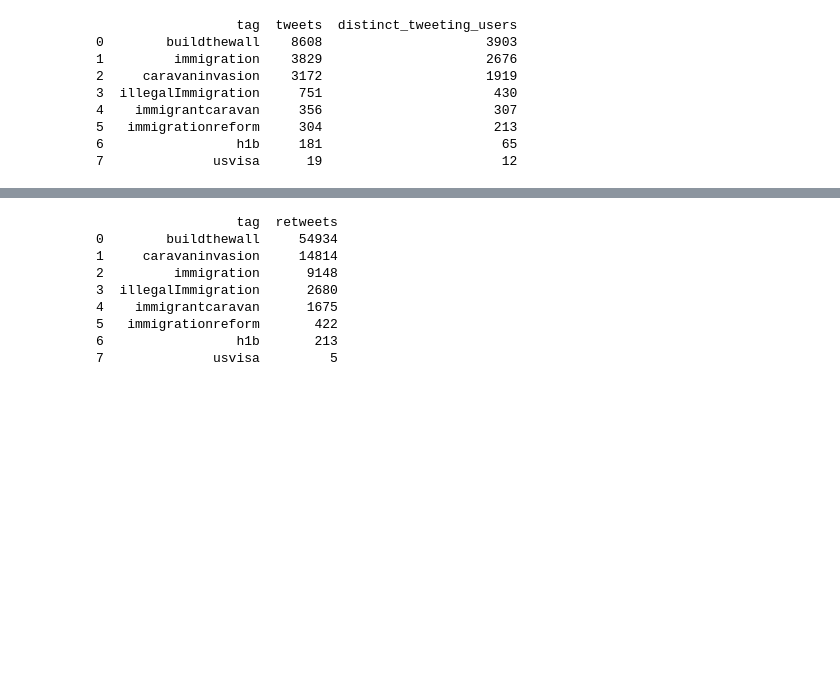
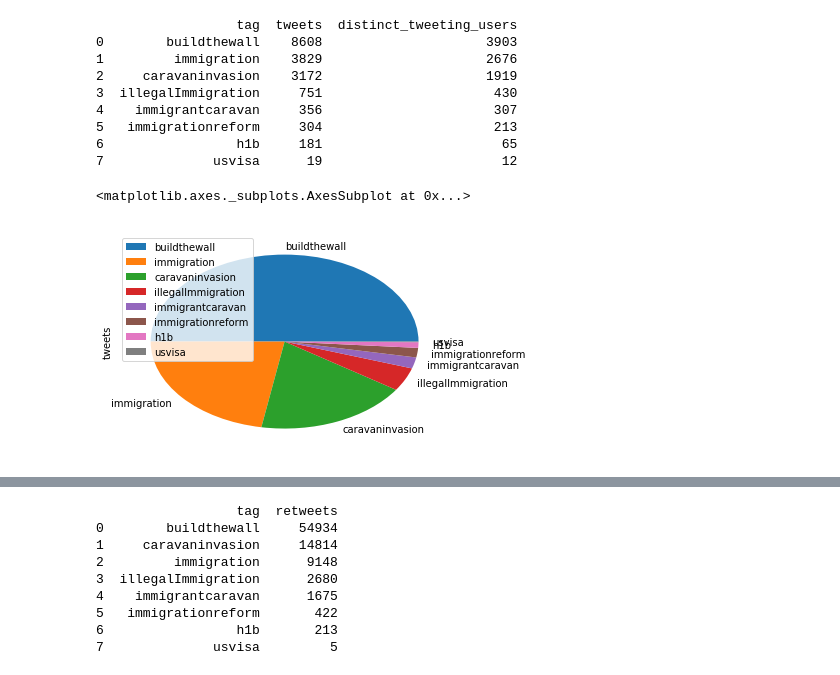
Before and after one commit to annaaniol/DataExploration, a Jupyter notebook: analyse.ipynb, the cells around one changed output, grey strips where cells are left out. Drawn from its saved outputs; the diff is of its cells as text; code cells hidden in the pictures; blank space fills up the shorter version.

Commit message:
Add plots to analyse

```diff
--- a/analyse.ipynb
+++ b/analyse.ipynb
@@ -32,3 +34,8 @@ print(resTweets)
 5   immigrationreform     304                      213
 6                 h1b     181                       65
 7              usvisa      19                       12
+# %%
+resTweets[["tag", "tweets"]].set_index('tag').plot.pie('tweets')
+# %% [output]
+<matplotlib.axes._subplots.AxesSubplot at 0x...>
+[figure, added]
```
Also changed, not shown: parts of 6 cells of this notebook.
